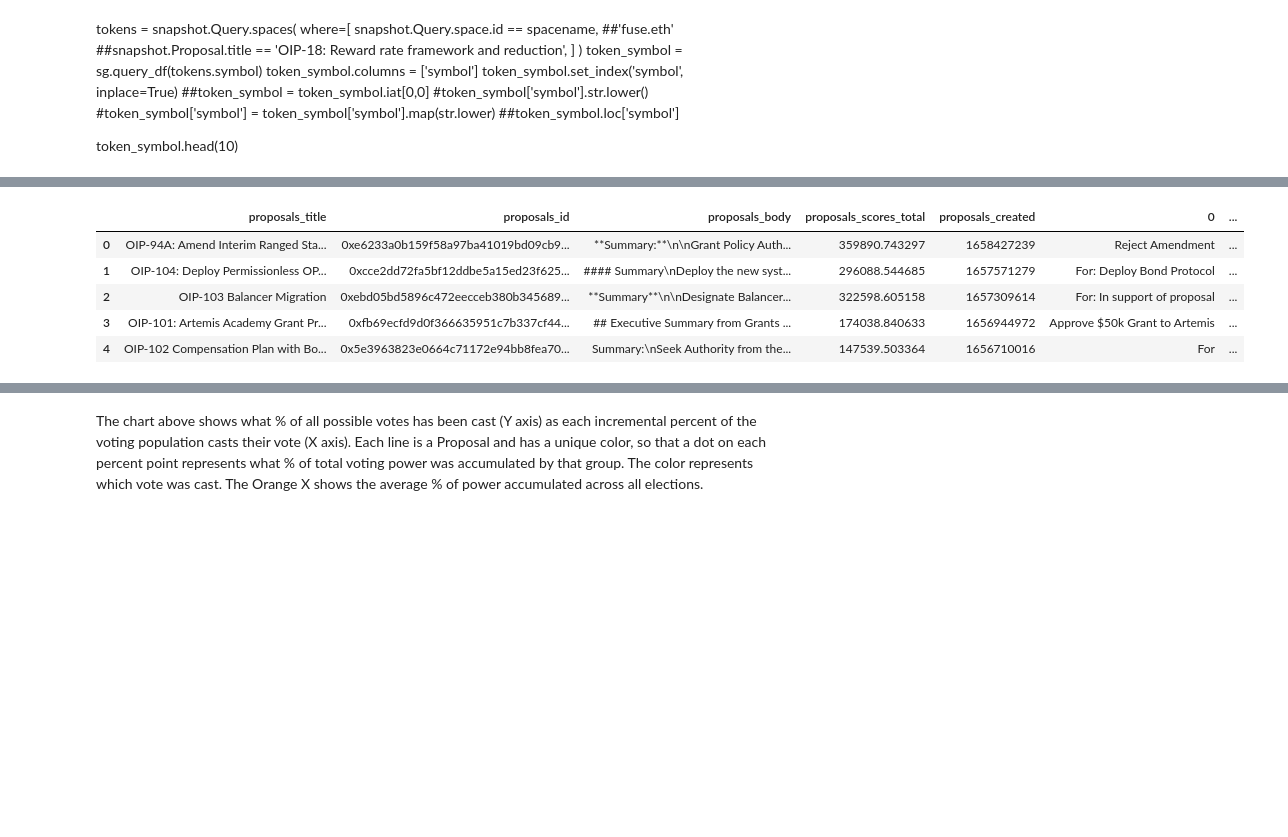
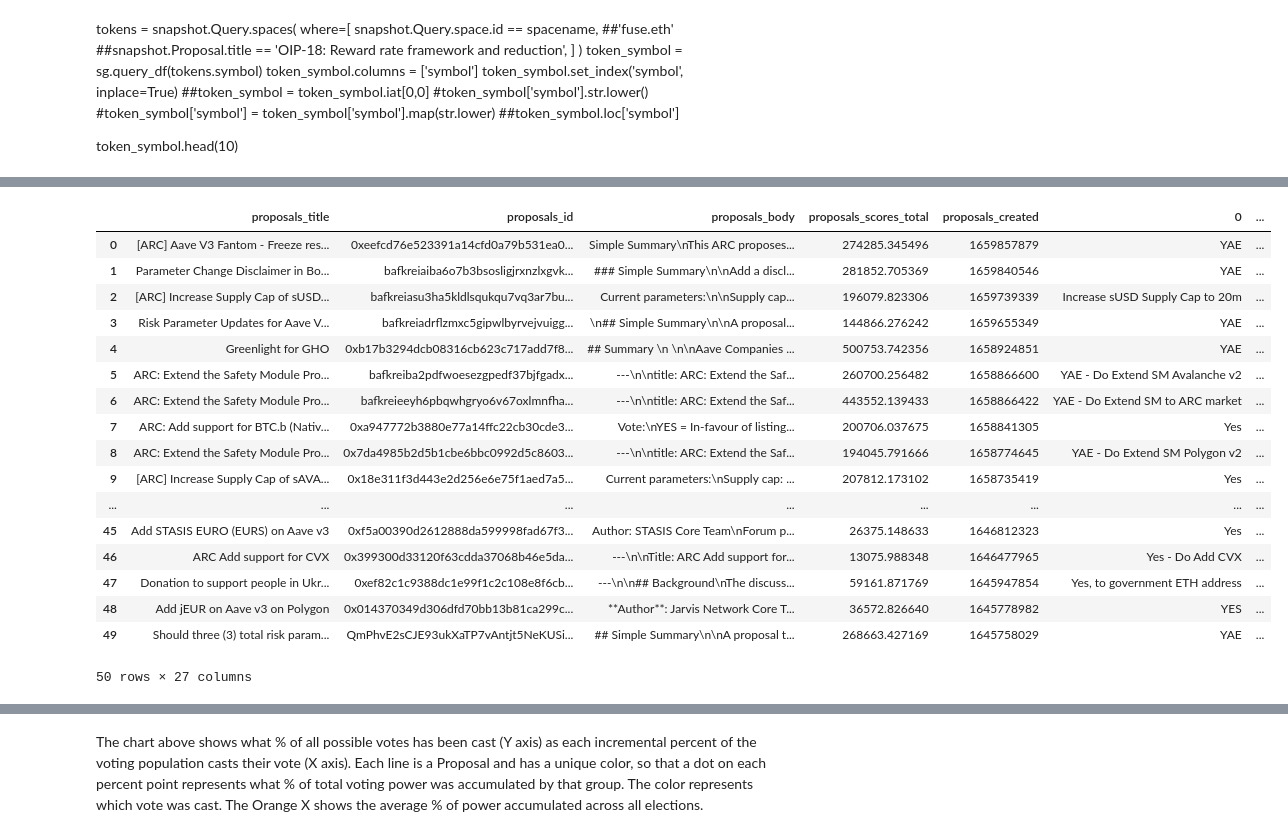
Before and after one commit to EdgeCaser/Snapshotsurfer, a Jupyter notebook: Snapshotsurfer pro.ipynb, the cells around one changed output, grey strips where cells are left out. Cells and saved outputs as stored; diff of their text form; code cells hidden in the pictures; blank space fills up the shorter version.

```diff
--- a/Snapshotsurfer pro.ipynb
+++ b/Snapshotsurfer pro.ipynb
@@ -130,11 +149,23 @@ proposals_choices = pd.DataFrame(proposals_choices)
 olympus_governance_view = pd.concat([proposals_snapshots,proposals_choices], axis=1)
 # %%
 ##let's view the output just to make sure
-olympus_governance_view.head(5)
+olympus_governance_view.head(50)
 # %% [output]
 |  | proposals_title | proposals_id | proposals_body | proposals_scores_total | proposals_created | 0 | ... |
-| 0 | OIP-94A: Amend Interim Ranged Sta... | 0xe6233a0b159f58a97ba41019bd09cb9... | **Summary:**\n\nGrant Policy Auth... | 359890.743297 | 1658427239 | Reject Amendment | ... |
-| 1 | OIP-104: Deploy Permissionless OP... | 0xcce2dd72fa5bf12ddbe5a15ed23f625... | #### Summary\nDeploy the new syst... | 296088.544685 | 1657571279 | For: Deploy Bond Protocol | ... |
-| 2 | OIP-103 Balancer Migration | 0xebd05bd5896c472eecceb380b345689... | **Summary**\n\nDesignate Balancer... | 322598.605158 | 1657309614 | For: In support of proposal | ... |
-| 3 | OIP-101: Artemis Academy Grant Pr... | 0xfb69ecfd9d0f366635951c7b337cf44... | ## Executive Summary from Grants ... | 174038.840633 | 1656944972 | Approve $50k Grant to Artemis | ... |
-| 4 | OIP-102 Compensation Plan with Bo... | 0x5e3963823e0664c71172e94bb8fea70... | Summary:\nSeek Authority from the... | 147539.503364 | 1656710016 | For | ... |
+| 0 | [ARC] Aave V3 Fantom - Freeze res... | 0xeefcd76e523391a14cfd0a79b531ea0... | Simple Summary\nThis ARC proposes... | 274285.345496 | 1659857879 | YAE | ... |
+| 1 | Parameter Change Disclaimer in Bo... | bafkreiaiba6o7b3bsosligjrxnzlxgvk... | ### Simple Summary\n\nAdd a discl... | 281852.705369 | 1659840546 | YAE | ... |
+| 2 | [ARC] Increase Supply Cap of sUSD... | bafkreiasu3ha5kldlsqukqu7vq3ar7bu... | Current parameters:\n\nSupply cap... | 196079.823306 | 1659739339 | Increase sUSD Supply Cap to 20m | ... |
+| 3 | Risk Parameter Updates for Aave V... | bafkreiadrflzmxc5gipwlbyrvejvuigg... | \n## Simple Summary\n\nA proposal... | 144866.276242 | 1659655349 | YAE | ... |
+| 4 | Greenlight for GHO | 0xb17b3294dcb08316cb623c717add7f8... | ## Summary \n \n\nAave Companies ... | 500753.742356 | 1658924851 | YAE | ... |
+| 5 | ARC: Extend the Safety Module Pro... | bafkreiba2pdfwoesezgpedf37bjfgadx... | ---\n\ntitle: ARC: Extend the Saf... | 260700.256482 | 1658866600 | YAE - Do Extend SM Avalanche v2 | ... |
+| 6 | ARC: Extend the Safety Module Pro... | bafkreieeyh6pbqwhgryo6v67oxlmnfha... | ---\n\ntitle: ARC: Extend the Saf... | 443552.139433 | 1658866422 | YAE - Do Extend SM to ARC market | ... |
+| 7 | ARC: Add support for BTC.b (Nativ... | 0xa947772b3880e77a14ffc22cb30cde3... | Vote:\nYES = In-favour of listing... | 200706.037675 | 1658841305 | Yes | ... |
+| 8 | ARC: Extend the Safety Module Pro... | 0x7da4985b2d5b1cbe6bbc0992d5c8603... | ---\n\ntitle: ARC: Extend the Saf... | 194045.791666 | 1658774645 | YAE - Do Extend SM Polygon v2 | ... |
+| 9 | [ARC] Increase Supply Cap of sAVA... | 0x18e311f3d443e2d256e6e75f1aed7a5... | Current parameters:\nSupply cap: ... | 207812.173102 | 1658735419 | Yes | ... |
+| ... | ... | ... | ... | ... | ... | ... | ... |
+| 45 | Add STASIS EURO (EURS) on Aave v3 | 0xf5a00390d2612888da599998fad67f3... | Author: STASIS Core Team\nForum p... | 26375.148633 | 1646812323 | Yes | ... |
+| 46 | ARC Add support for CVX | 0x399300d33120f63cdda37068b46e5da... | ---\n\nTitle: ARC Add support for... | 13075.988348 | 1646477965 | Yes - Do Add CVX | ... |
+| 47 | Donation to support people in Ukr... | 0xef82c1c9388dc1e99f1c2c108e8f6cb... | ---\n\n## Background\nThe discuss... | 59161.871769 | 1645947854 | Yes, to government ETH address | ... |
+| 48 | Add jEUR on Aave v3 on Polygon | 0x014370349d306dfd70bb13b81ca299c... | **Author**: Jarvis Network Core T... | 36572.826640 | 1645778982 | YES | ... |
+| 49 | Should three (3) total risk param... | QmPhvE2sCJE93ukXaTP7vAntjt5NeKUSi... | ## Simple Summary\n\nA proposal t... | 268663.427169 | 1645758029 | YAE | ... |
+50 rows × 27 columns
```
Also changed, not shown: parts of 44 cells of this notebook.
